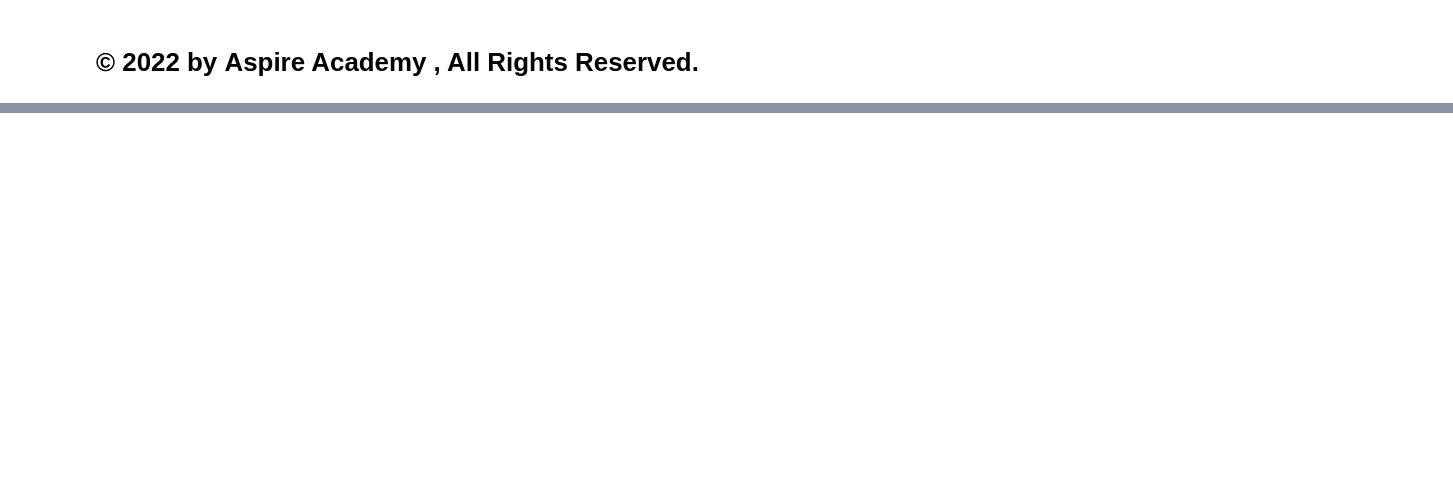
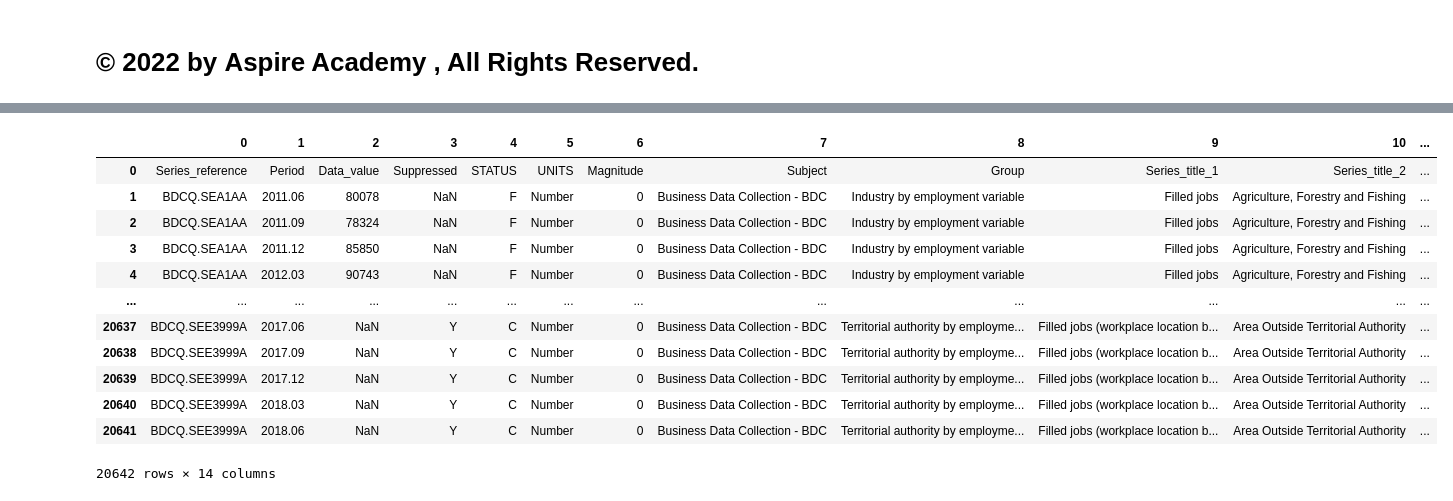
Before and after one commit to dr460ngeek/INFORMATION_PRACTICES_12, a Jupyter notebook: DAY 02 - (PART 1).ipynb, the cells around one changed output, grey strips where cells are left out. Cells and saved outputs as stored; diff of their text form; code cells hidden in the pictures; blank space fills up the shorter version.

```diff
--- a/DAY 02 - (PART 1).ipynb
+++ b/DAY 02 - (PART 1).ipynb
@@ -222,0 +1226,18 @@ fnplot(list1)
+# %%
+## reading CSV file without header
+df = pd.read_csv("assets/Employee.csv", header = None)
+df
+# %% [output]
+|  | 0 | 1 | 2 | 3 | 4 | 5 | 6 | 7 | 8 | 9 | 10 | ... |
+| 0 | Series_reference | Period | Data_value | Suppressed | STATUS | UNITS | Magnitude | Subject | Group | Series_title_1 | Series_title_2 | ... |
+| 1 | BDCQ.SEA1AA | 2011.06 | 80078 | NaN | F | Number | 0 | Business Data Collection - BDC | Industry by employment variable | Filled jobs | Agriculture, Forestry and Fishing | ... |
+| 2 | BDCQ.SEA1AA | 2011.09 | 78324 | NaN | F | Number | 0 | Business Data Collection - BDC | Industry by employment variable | Filled jobs | Agriculture, Forestry and Fishing | ... |
+| 3 | BDCQ.SEA1AA | 2011.12 | 85850 | NaN | F | Number | 0 | Business Data Collection - BDC | Industry by employment variable | Filled jobs | Agriculture, Forestry and Fishing | ... |
+| 4 | BDCQ.SEA1AA | 2012.03 | 90743 | NaN | F | Number | 0 | Business Data Collection - BDC | Industry by employment variable | Filled jobs | Agriculture, Forestry and Fishing | ... |
+| ... | ... | ... | ... | ... | ... | ... | ... | ... | ... | ... | ... | ... |
+| 20637 | BDCQ.SEE3999A | 2017.06 | NaN | Y | C | Number | 0 | Business Data Collection - BDC | Territorial authority by employme... | Filled jobs (workplace location b... | Area Outside Territorial Authority | ... |
+| 20638 | BDCQ.SEE3999A | 2017.09 | NaN | Y | C | Number | 0 | Business Data Collection - BDC | Territorial authority by employme... | Filled jobs (workplace location b... | Area Outside Territorial Authority | ... |
+| 20639 | BDCQ.SEE3999A | 2017.12 | NaN | Y | C | Number | 0 | Business Data Collection - BDC | Territorial authority by employme... | Filled jobs (workplace location b... | Area Outside Territorial Authority | ... |
+| 20640 | BDCQ.SEE3999A | 2018.03 | NaN | Y | C | Number | 0 | Business Data Collection - BDC | Territorial authority by employme... | Filled jobs (workplace location b... | Area Outside Territorial Authority | ... |
+| 20641 | BDCQ.SEE3999A | 2018.06 | NaN | Y | C | Number | 0 | Business Data Collection - BDC | Territorial authority by employme... | Filled jobs (workplace location b... | Area Outside Territorial Authority | ... |
+20642 rows × 14 columns
```
Also changed, not shown: parts of 157 cells of this notebook, 5 other files.
